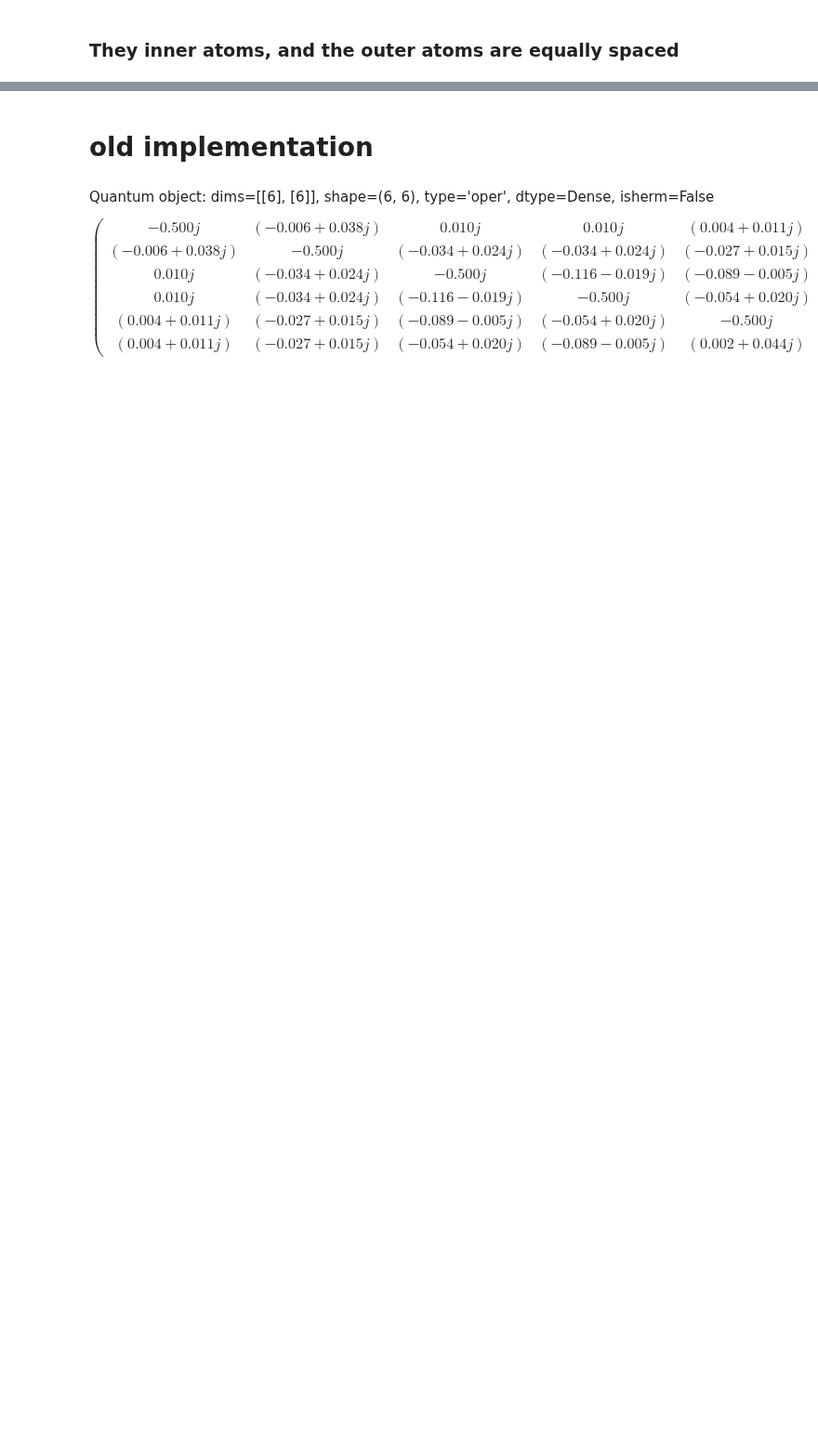
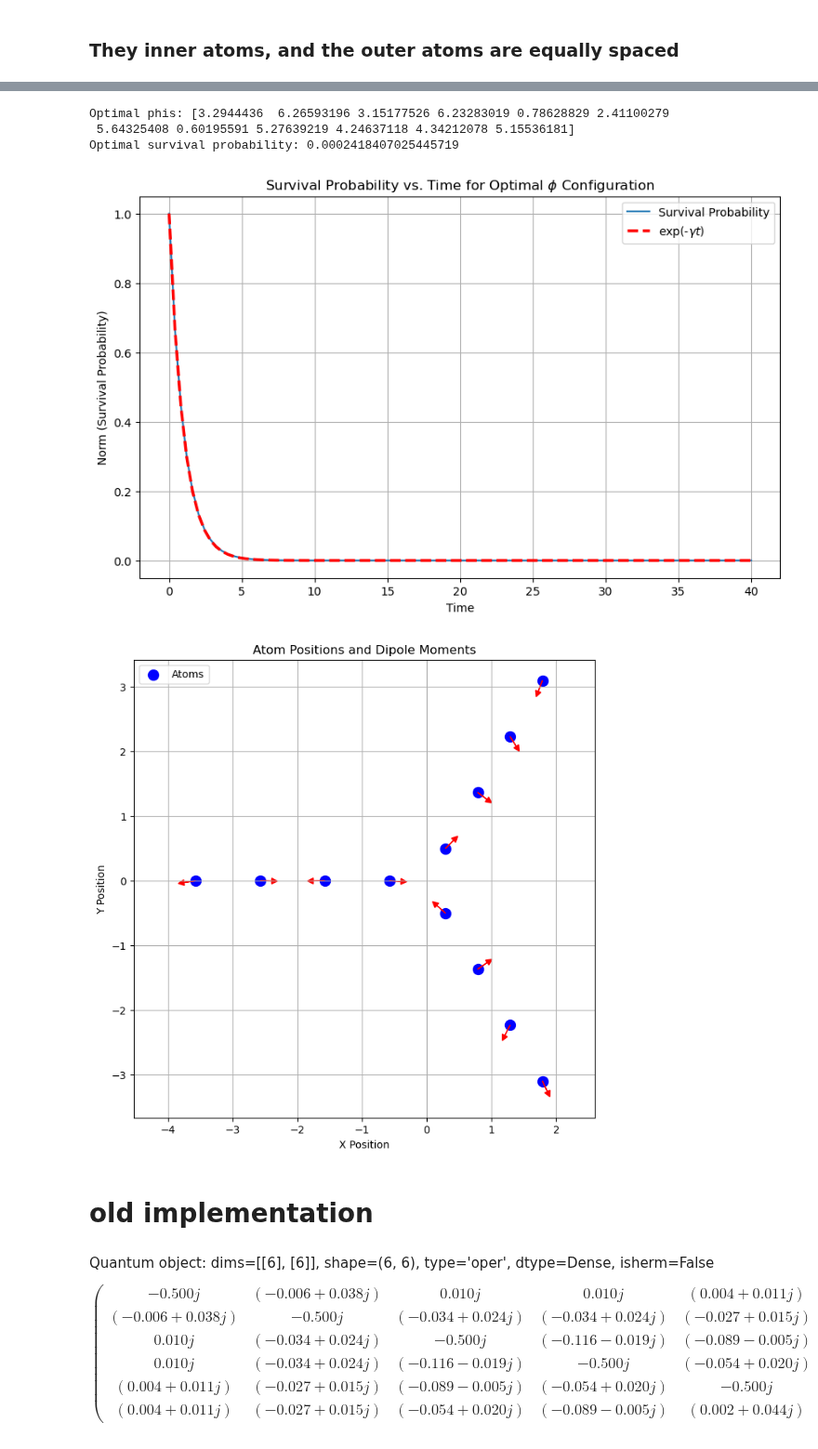
Before and after one commit to LBPhysics/GIT_Code_BA, a Jupyter notebook: Continuation/Qutip/Topology.ipynb, the cells around one changed output, grey strips where cells are left out. Shown at 93% size. Cells and saved outputs as stored; diff of their text form; code cells hidden in the pictures; blank space fills up the shorter version.

```diff
--- a/Continuation/Qutip/Topology.ipynb
+++ b/Continuation/Qutip/Topology.ipynb
@@ -243,8 +262,49 @@ def cost_function(phis):
 
 # Define the bounds for each phi value
 bounds = [(0, 2 * np.pi) for _ in range(N)]
+'''
+# Define the custom initial population
+def custom_initial_population(N):
+    init_pop = np.zeros(N)
+    init_pop[N//3:] = np.tile([np.pi/3, -np.pi/3], (N - N//3) // 2)
+    return init_pop
 
+# Create the initial population with differential_evolution initialization
+def differential_evolution_with_custom_init():
+    popsize = 15
+    mutation = (0.5, 1)
+    recombination = 0.7
+    maxiter = 1000
+    tol = 0.01
+
+    strategy = 'best1bin'
+    init = 'latinhypercube'
+    seed = None
+
+    initial_pop = np.array([custom_initial_population(N) for _ in range(popsize)])
+
+    def custom_callback(xk, convergence):
+        pass  # Define any custom callback logic here if needed
+
+    result = differential_evolution(
+        cost_function,
+        bounds,
+        strategy=strategy,
+        maxiter=maxiter,
+        popsize=popsize,
+        tol=tol,
+        mutation=mutation,
+        recombination=recombination,
+        seed=seed,
+        callback=custom_callback,
+        disp=True,
+        polish=True,
+        init=initial_pop
+    )
+    return result
+'''
 # Perform the optimization
+#result = differential_evolution_with_custom_init()
 result = differential_evolution(cost_function, bounds)
 optimal_phis = result.x
 optimal_survival_probability = -result.fun
@@ -259,33 +319,40 @@ d_b = d_a  # assuming the dipole vectors for both sets are the same
 # Calculate norms over the entire time range
 norms = norms_cal(times, d_a=d_a, d_b=d_b)
 
 # Plot the norms against time
 plt.figure(figsize=(10, 6))
 plt.plot(times, norms, label='Survival Probability')
+plt.plot(times, np.exp(-times), 'r--', linewidth=2.5, label=r'exp(-$\gamma t$)')
 plt.xlabel('Time')
 plt.ylabel('Norm (Survival Probability)')
 plt.title('Survival Probability vs. Time for Optimal $\phi$ Configuration')
 plt.legend()
 plt.grid(True)
 plt.show()
 
 # Plot atoms with their dipole moments
 positions = atom_positions(fixed_dist_in, fixed_dist_ext, N)
 max_x = np.max(positions[:, 0])
 scale = 0.1 * max_x
 
 plt.figure(figsize=(8, 8))
 plt.scatter(positions[:, 0], positions[:, 1], color='blue', s=100, label='Atoms')
 for i in range(N):
     plt.arrow(positions[i, 0], positions[i, 1], d_a[i][0] * scale, d_a[i][1] * scale, head_width=0.5 * scale, head_length=0.5 * scale, fc='red', ec='red')
 
 plt.title('Atom Positions and Dipole Moments')
 plt.xlabel('X Position')
 plt.ylabel('Y Position')
 plt.grid(True)
 plt.legend()
 plt.axis('equal')
 plt.show()
+# %% [output]
+Optimal phis: [3.2944436  6.26593196 3.15177526 6.23283019 0.78628829 2.41100279
+ 5.64325408 0.60195591 5.27639219 4.24637118 4.34212078 5.15536181]
+Optimal survival probability: 0.0002418407025445719
+[figure, added]
+[figure, added]
 # %%
 # plot phi(distances for a dipole orientation)
 fig, ax = plt.subplots()
```
Also changed, not shown: parts of 6 cells of this notebook, 2 other files.
